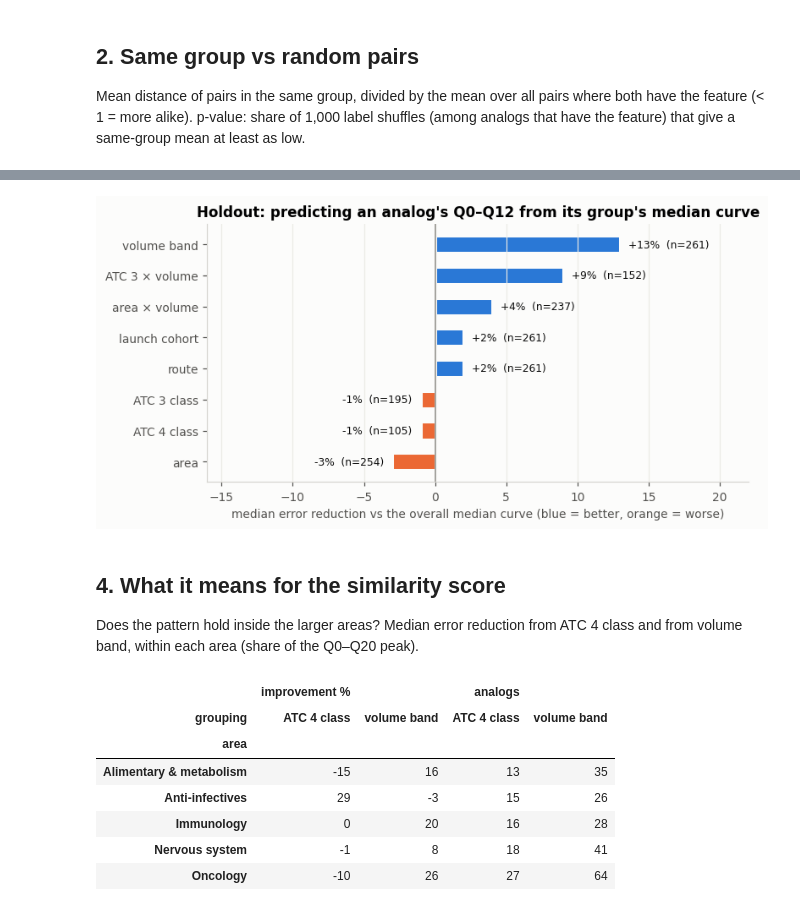
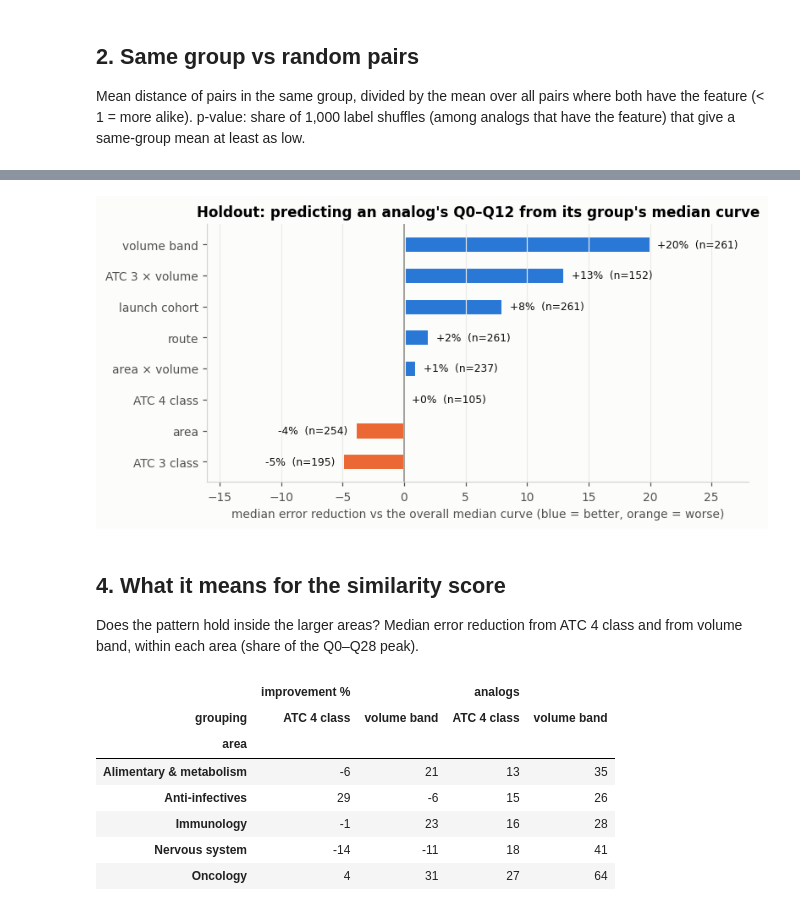
Before and after one commit to gracey0630/pharma-phriends, a Jupyter notebook: eda/analog_similarity_grace.ipynb, the cells around one changed output, grey strips where cells are left out. Saved outputs shown, nothing was run; the diff lists cells and outputs as text; code cells hidden in the pictures.

```diff
--- a/eda/analog_similarity_grace.ipynb
+++ b/eda/analog_similarity_grace.ipynb
@@ -63,7 +63,9 @@ Each usable analog's share of peak (current definition: ÷ the Q0–Q20 peak) ov
 u = features[features.analog_id.isin(usable)].copy()
 u["atc4"] = u.class_narrow.str.split("; ").str[0].str[:5]
 u["atc3"] = u.class_broad.str.split("; ").str[0].str[:4]
-u["volume_band"] = pd.cut(u.peak_trx, [0, 766, 14748, np.inf], labels=["small", "mid", "large"])  # as in volume_vs_shape
+# volume = highest TRx in Q0-Q20 (the low_volume window), so bands match volume_vs_shape whatever the peak rule
+q20_max = curves[~curves.provisional & (curves.q_since_launch <= 20)].groupby("analog_id").trx.max()
+u["volume_band"] = pd.cut(u.analog_id.map(q20_max), [0, 766, 14748, np.inf], labels=["small", "mid", "large"])
 year = u.analog_id.map(analogs.set_index("analog_id")["approval date"]).str[:4].astype(int)
 u["cohort"] = pd.cut(year, [2009, 2013, 2017, 2021, 2025], labels=["2010-13", "2014-17", "2018-21", "2022-25"])
 u["area_x_volume"] = u.area + " | " + u.volume_band.astype(str)
@@ -169,7 +171,7 @@ def holdout(X):
 own12 = first3.assign(v=first3.trx / first3.groupby("analog_id").trx.transform("max"))
 X12 = own12.pivot(index="analog_id", columns="q_since_launch", values="v").reindex(ids).to_numpy(float)
 
-err_q20, res_q20 = holdout(X)
+err_pk, res_pk = holdout(X)
 err_q12, res_q12 = holdout(X12)
-pd.concat({"share of Q0–Q20 peak": res_q20, "share of own Q0–Q12 peak": res_q12}, axis=1)
+pd.concat({"share of Q0–Q28 peak": res_pk, "share of own Q0–Q12 peak": res_q12}, axis=1)
 # %% [output]
@@ -186,29 +188,29 @@ pd.concat({"share of Q0–Q20 peak": res_q20, "share of own Q0–Q12 peak": res_
 # %%
-r_ = res_q20.sort_values("improvement %")
+r_ = res_pk.sort_values("improvement %")
 fig, ax = plt.subplots(figsize=(7.5, 3.6))
 colors = [BLUE if v > 0 else ORANGE for v in r_["improvement %"]]
 ax.barh(r_.index, r_["improvement %"], color=colors, height=0.55, edgecolor="#fcfcfb", linewidth=2)
 for i, (v, n) in enumerate(zip(r_["improvement %"], r_.analogs)):
     ax.text(v + (0.6 if v >= 0 else -0.6), i, f"{v:+.0f}%  (n={n})", va="center", ha="left" if v >= 0 else "right",
             fontsize=8, color=INK)
 ax.axvline(0, color=GRAY, lw=1)
-ax.set_xlim(-16, 22)
+ax.set_xlim(-16, 28)
 ax.set_xlabel("median error reduction vs the overall median curve (blue = better, orange = worse)")
 ax.set_title("Holdout: predicting an analog's Q0–Q12 from its group's median curve")
 ax.grid(axis="y", visible=False)
 plt.show()
 # %% [output]
-[figure, old version]
+[figure, new version]
 # %% [markdown]
 ## 4. What it means for the similarity score
 
-Does the pattern hold inside the larger areas? Median error reduction from ATC 4 class and from volume band, within each area (share of the Q0–Q20 peak).
+Does the pattern hold inside the larger areas? Median error reduction from ATC 4 class and from volume band, within each area (share of the Q0–Q28 peak).
 # %%
 within = []
 for area_name, d in u.groupby("area"):
     if len(d) < 25:
         continue
-    e = err_q20.loc[d.index]
+    e = err_pk.loc[d.index]
     for name in ["ATC 4 class", "volume band"]:
         m = e[name].notna()
         if m.sum() >= 5:
@@ -220,11 +222,11 @@ pd.DataFrame(within).pivot(index="area", columns="grouping", values=["improvemen
 |  | improvement % |  | analogs |  |
 | grouping | ATC 4 class | volume band | ATC 4 class | volume band |
 | area |  |  |  |  |
-| Alimentary & metabolism | -15 | 16 | 13 | 35 |
-| Anti-infectives | 29 | -3 | 15 | 26 |
-| Immunology | 0 | 20 | 16 | 28 |
-| Nervous system | -1 | 8 | 18 | 41 |
-| Oncology | -10 | 26 | 27 | 64 |
+| Alimentary & metabolism | -6 | 21 | 13 | 35 |
+| Anti-infectives | 29 | -6 | 15 | 26 |
+| Immunology | -1 | 23 | 16 | 28 |
+| Nervous system | -14 | -11 | 18 | 41 |
+| Oncology | 4 | 31 | 27 | 64 |
 # %% [markdown]
 ## Takeaways
 
```
Also changed, not shown: parts of 7 cells of this notebook, 2 other files.
